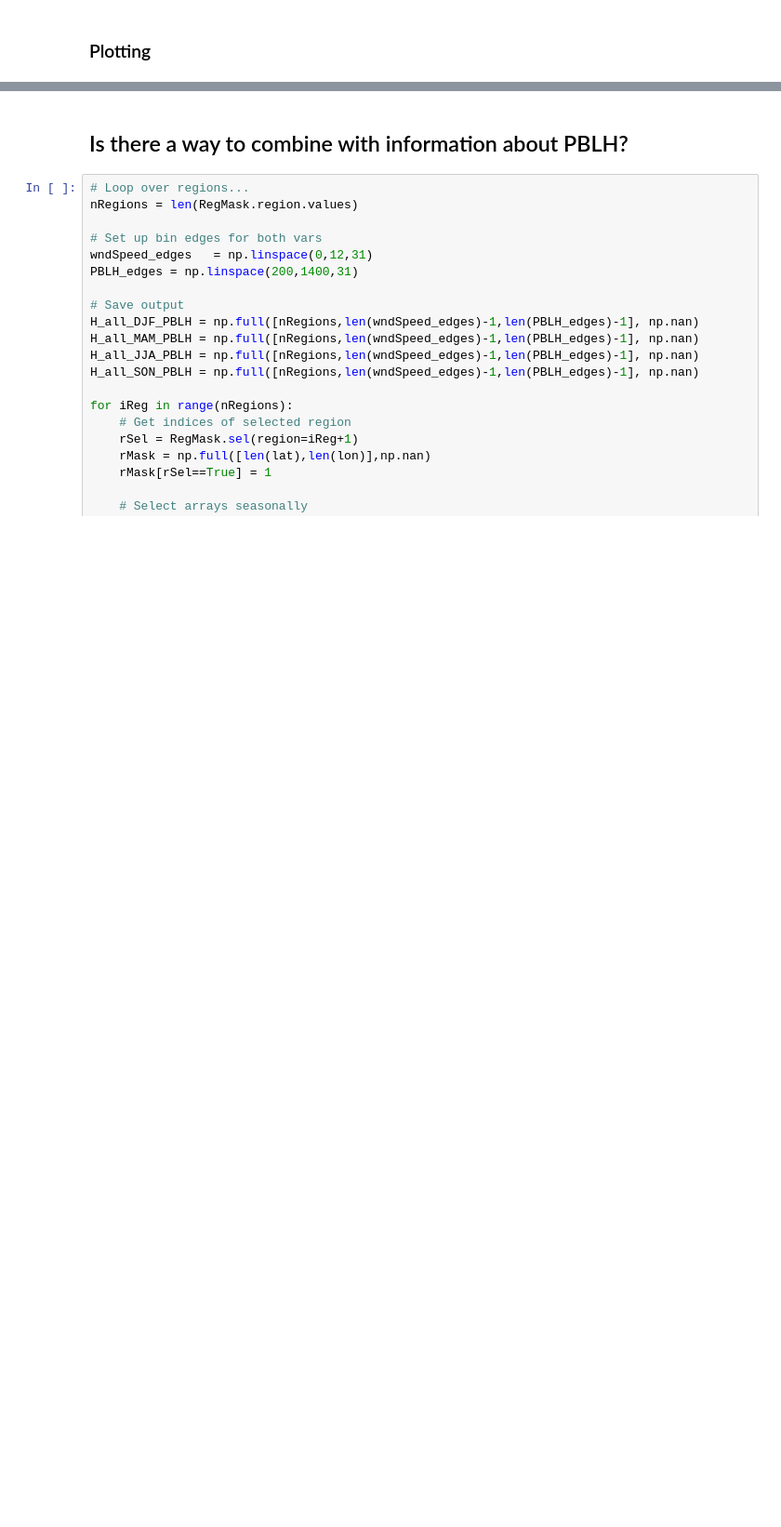
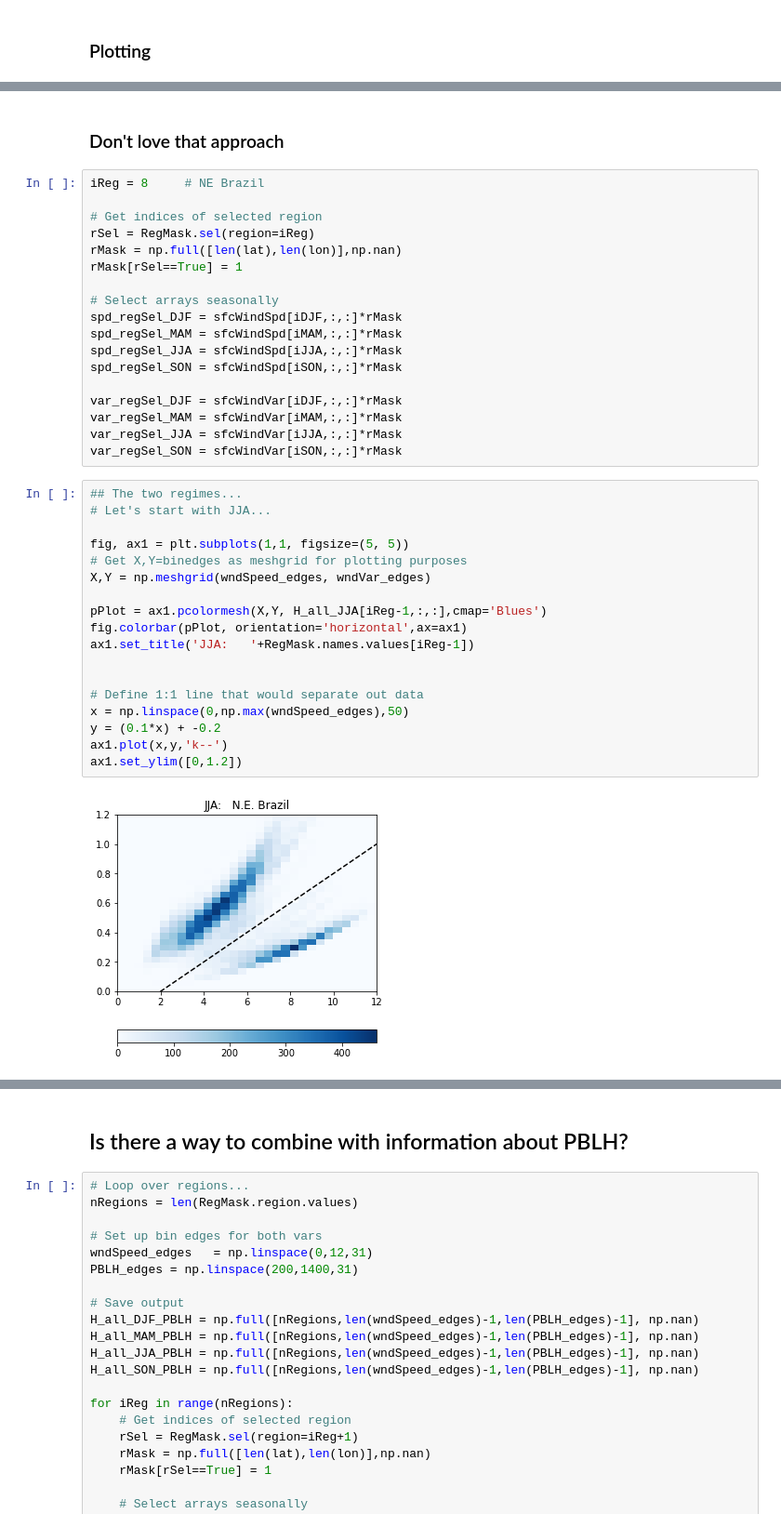
Before and after one commit to megandevlan/CLUBB_statistics, a Jupyter notebook: Regional_CombineUV.ipynb, the cells around one changed output, grey strips where cells are left out. Shown at 93% size. Drawn from its saved outputs; the diff is of its cells as text; blank space fills up the shorter version.

```diff
--- a/Regional_CombineUV.ipynb
+++ b/Regional_CombineUV.ipynb
@@ -450,0 +789,40 @@ for iReg in range(2):
+# %% [markdown]
+### Don't love that approach
+# %%
+iReg = 8     # NE Brazil
+
+# Get indices of selected region
+rSel = RegMask.sel(region=iReg)
+rMask = np.full([len(lat),len(lon)],np.nan)
+rMask[rSel==True] = 1
+
+# Select arrays seasonally
+spd_regSel_DJF = sfcWindSpd[iDJF,:,:]*rMask
+spd_regSel_MAM = sfcWindSpd[iMAM,:,:]*rMask
+spd_regSel_JJA = sfcWindSpd[iJJA,:,:]*rMask
+spd_regSel_SON = sfcWindSpd[iSON,:,:]*rMask
+
+var_regSel_DJF = sfcWindVar[iDJF,:,:]*rMask
+var_regSel_MAM = sfcWindVar[iMAM,:,:]*rMask
+var_regSel_JJA = sfcWindVar[iJJA,:,:]*rMask
+var_regSel_SON = sfcWindVar[iSON,:,:]*rMask
+# %%
+## The two regimes...
+# Let's start with JJA...
+
+fig, ax1 = plt.subplots(1,1, figsize=(5, 5))
+# Get X,Y=binedges as meshgrid for plotting purposes
+X,Y = np.meshgrid(wndSpeed_edges, wndVar_edges)
+
+pPlot = ax1.pcolormesh(X,Y, H_all_JJA[iReg-1,:,:],cmap='Blues')
+fig.colorbar(pPlot, orientation='horizontal',ax=ax1)
+ax1.set_title('JJA:   '+RegMask.names.values[iReg-1])
+
+
+# Define 1:1 line that would separate out data
+x = np.linspace(0,np.max(wndSpeed_edges),50)
+y = (0.1*x) + -0.2
+ax1.plot(x,y,'k--')
+ax1.set_ylim([0,1.2])
+# %% [output]
+[figure, added]
```
Also changed, not shown: parts of 25 cells of this notebook.
